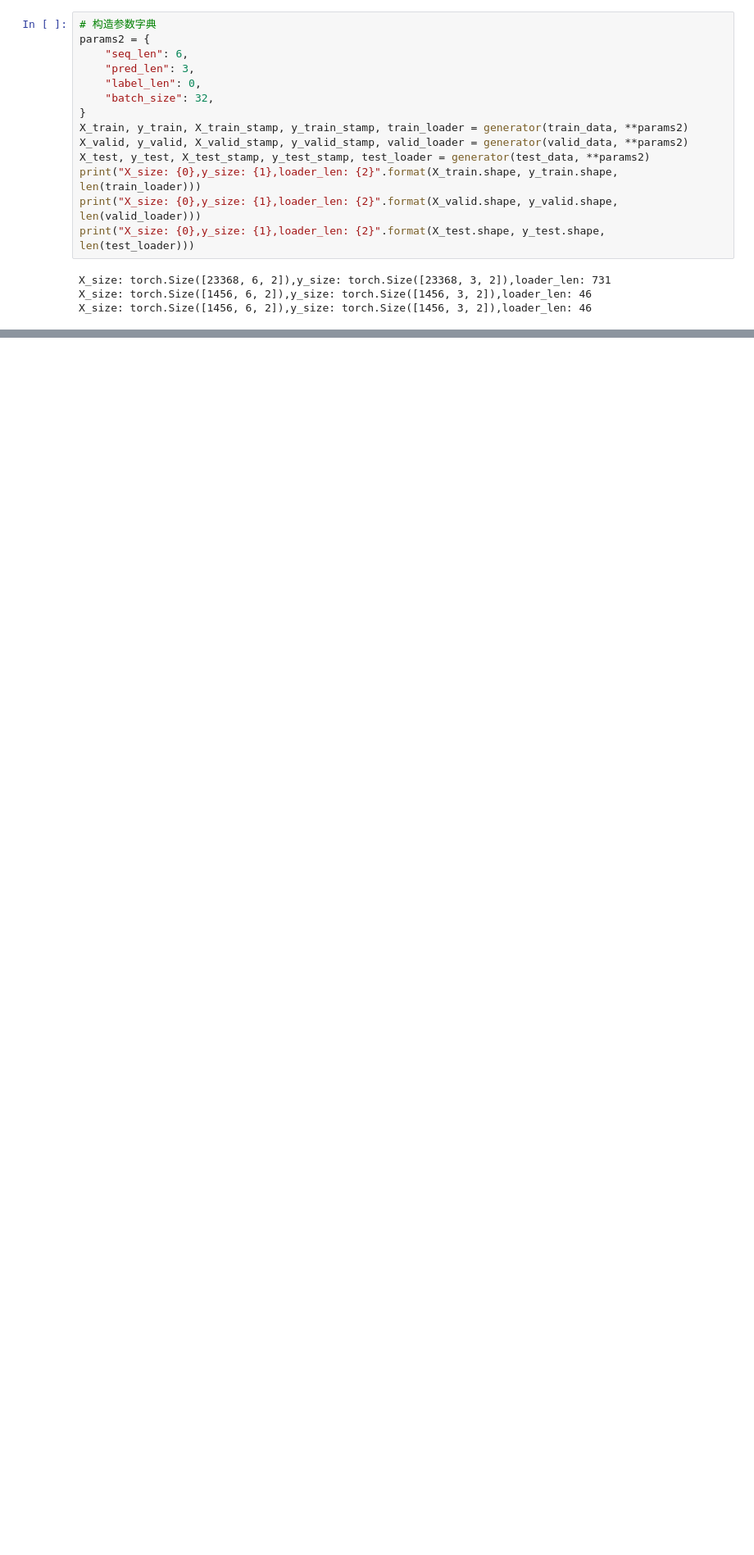
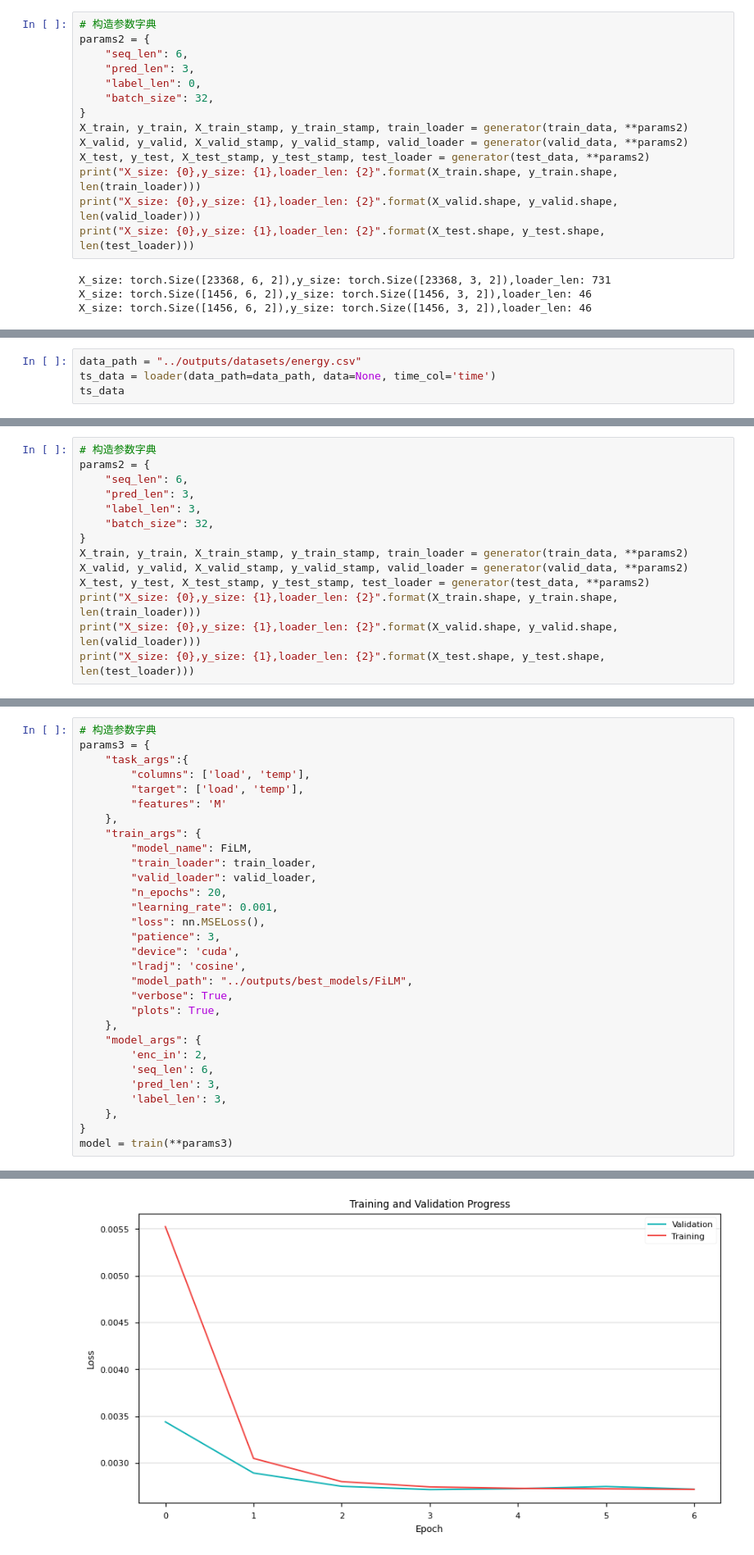
Before and after one commit to caoyuyu2021/src, a Jupyter notebook: 01.python/05.practice/02.time_series/src/08.时间序列预测.ipynb, the cells around one changed output, grey strips where cells are left out. Shown at 82% size. Cells and saved outputs as stored; diff of their text form; blank space fills up the shorter version.

```diff
--- a/01.python/05.practice/02.time_series/src/08.时间序列预测.ipynb
+++ b/01.python/05.practice/02.time_series/src/08.时间序列预测.ipynb
@@ -871,0 +4491,4 @@ plt.show()
+# %%
+data_path = "../outputs/datasets/energy.csv"
+ts_data = loader(data_path=data_path, data=None, time_col='time')
+ts_data
@@ -871,0 +4812,14 @@ plt.show()
+# %%
+# 构造参数字典
+params2 = {
+    "seq_len": 6,
+    "pred_len": 3,
+    "label_len": 3,
+    "batch_size": 32,
+}
+X_train, y_train, X_train_stamp, y_train_stamp, train_loader = generator(train_data, **params2)
+X_valid, y_valid, X_valid_stamp, y_valid_stamp, valid_loader = generator(valid_data, **params2)
+X_test, y_test, X_test_stamp, y_test_stamp, test_loader = generator(test_data, **params2)
+print("X_size: {0},y_size: {1},loader_len: {2}".format(X_train.shape, y_train.shape, len(train_loader)))
+print("X_size: {0},y_size: {1},loader_len: {2}".format(X_valid.shape, y_valid.shape, len(valid_loader)))
+print("X_size: {0},y_size: {1},loader_len: {2}".format(X_test.shape, y_test.shape, len(test_loader)))
@@ -871,0 +5184,31 @@ plt.show()
+# %%
+# 构造参数字典
+params3 = {
+    "task_args":{
+        "columns": ['load', 'temp'],
+        "target": ['load', 'temp'],
+        "features": 'M'
+    },
+    "train_args": {
+        "model_name": FiLM,
+        "train_loader": train_loader,
+        "valid_loader": valid_loader,
+        "n_epochs": 20,
+        "learning_rate": 0.001,
+        "loss": nn.MSELoss(),
+        "patience": 3,
+        "device": 'cuda',
+        "lradj": 'cosine',
+        "model_path": "../outputs/best_models/FiLM",
+        "verbose": True,
+        "plots": True,
+    },
+    "model_args": {
+        'enc_in': 2,
+        'seq_len': 6,
+        'pred_len': 3,
+        'label_len': 3,
+    },
+}
+model = train(**params3)
+# %% [output]
@@ -871,0 +5236 @@ plt.show()
+[figure, added]
```
Also changed, not shown: parts of 201 cells of this notebook, 1 other file.
